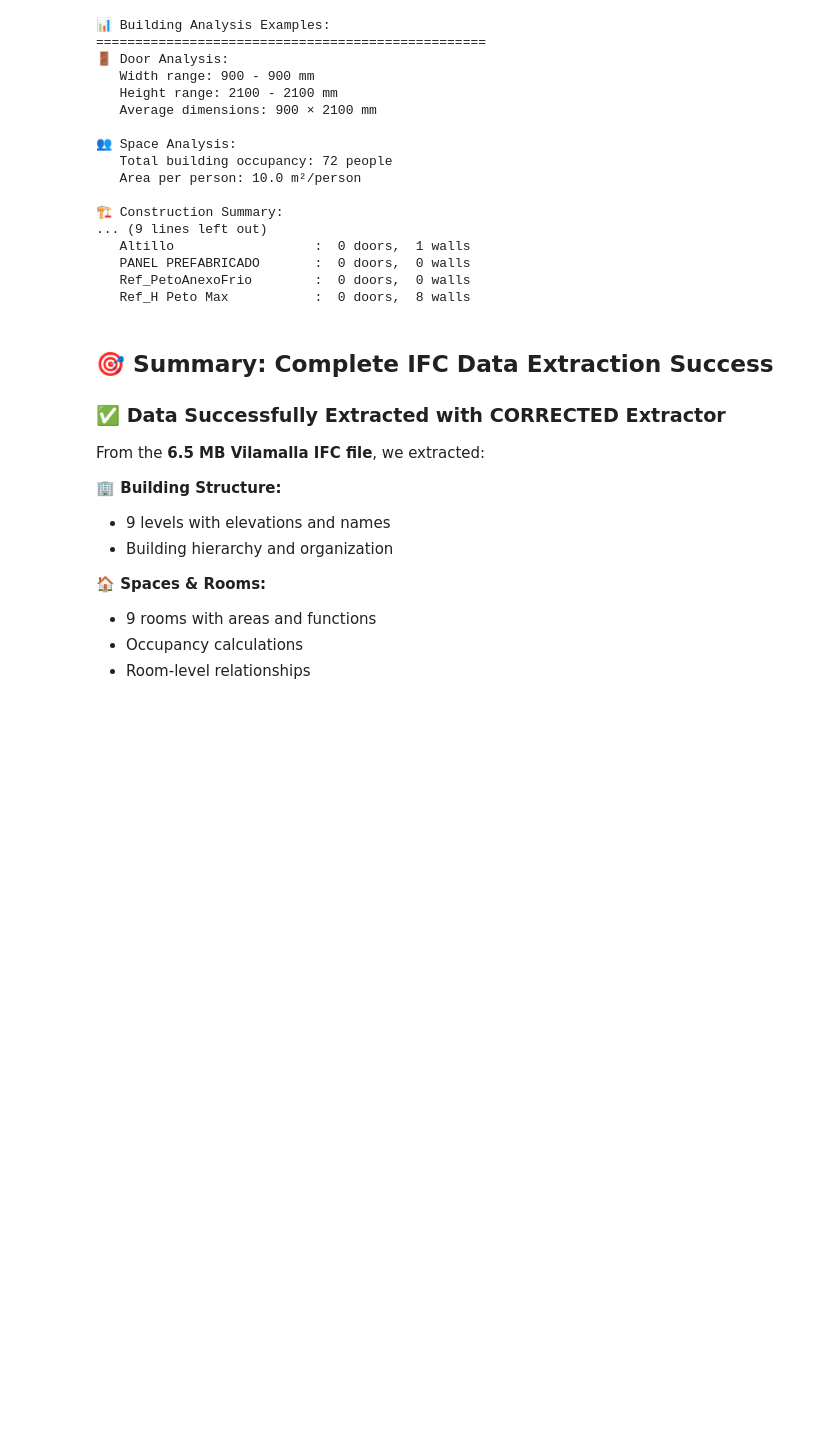
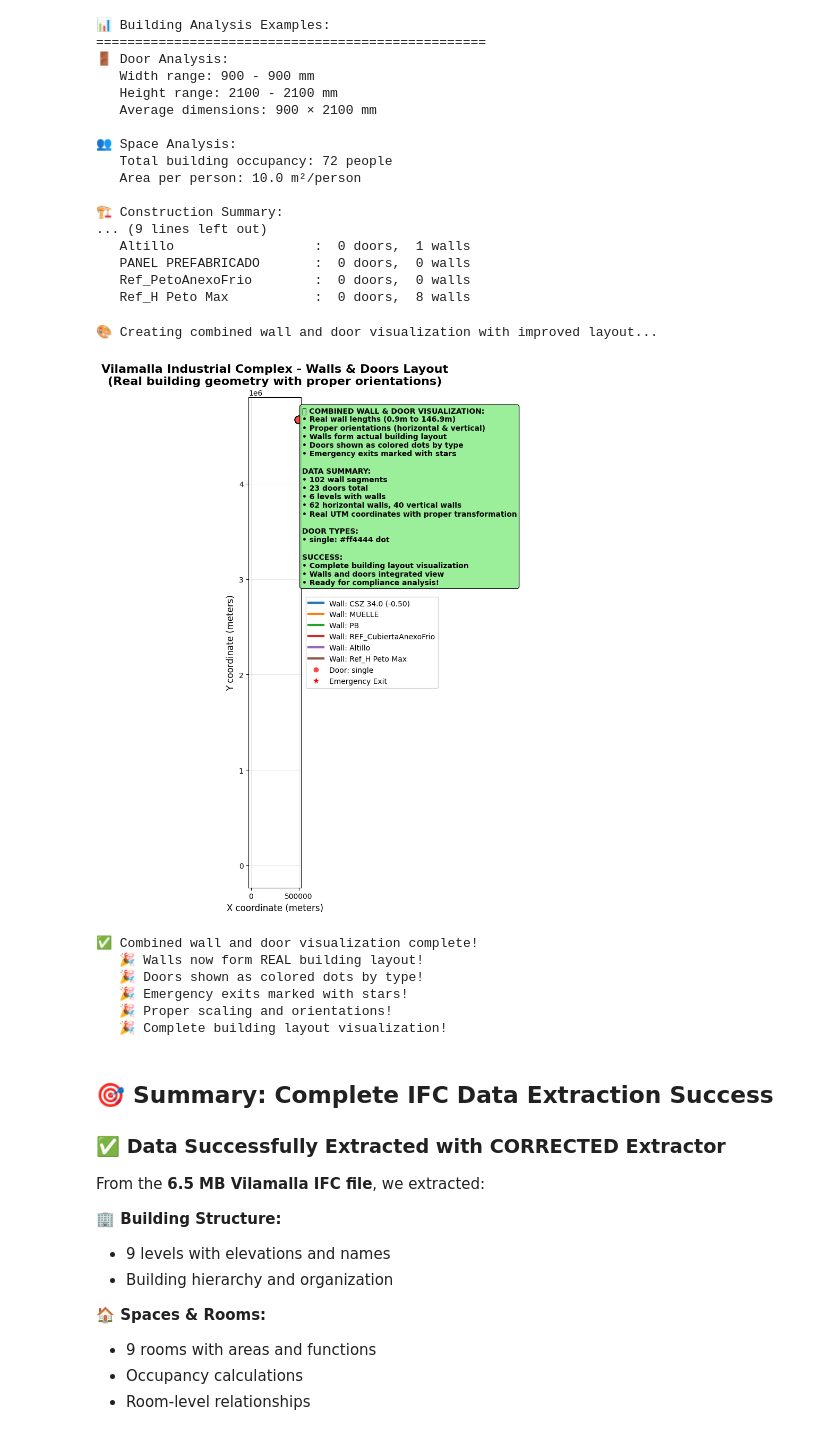
Before and after one commit to RaulAdSe/aec-agent, a Jupyter notebook: notebooks/01_data_extraction_simple.ipynb, the cells around one changed output. Cells and saved outputs as stored; diff of their text form; code cells hidden in the pictures; blank space fills up the shorter version.

```diff
--- a/notebooks/01_data_extraction_simple.ipynb
+++ b/notebooks/01_data_extraction_simple.ipynb
@@ -633,14 +823,14 @@ for level in loader.levels:
    Ref_PetoAnexoFrio        :  0 doors,  0 walls
    Ref_H Peto Max           :  0 doors,  8 walls
 # %%
-# Combined Wall and Door Visualization (Fixed Scaling)
+# Combined Wall and Door Visualization (Improved Layout)
 import matplotlib.pyplot as plt
 import numpy as np
 
-print("🎨 Creating combined wall and door visualization with proper scaling...")
+print("🎨 Creating combined wall and door visualization with improved layout...")
 
-# Create the plot
-fig, ax = plt.subplots(1, 1, figsize=(16, 12))
+# Create the plot with more space for legend and info panel
+fig, ax = plt.subplots(1, 1, figsize=(20, 12))
 
 # Plot walls with different colors by level
 colors = ['#1f77b4', '#ff7f0e', '#2ca02c', '#d62728', '#9467bd', '#8c564b', '#e377c2', '#7f7f7f', '#bcbd22']
@@ -664,20 +854,23 @@ for i, level in enumerate(levels):
 
 # Plot doors as colored dots
 door_colors = ['#ff4444', '#44ff44', '#4444ff', '#ffff44', '#ff44ff', '#44ffff']
-door_types = list(set(door.get('door_type', 'unknown') for door in loader.all_doors))
+door_types = list(set(door.get('door_type', 'unknown') for level in levels for door in level.get('doors', [])))
 door_type_colors = {door_type: door_colors[i % len(door_colors)] for i, door_type in enumerate(door_types)}
 
-for door in loader.all_doors:
-    if door.get('position'):
-        x, y = door['position']['x'], door['position']['y']
-        door_type = door.get('door_type', 'unknown')
-        color = door_type_colors.get(door_type, '#888888')
+# Plot doors from the same levels data to ensure coordinate consistency
+for level in levels:
+    doors = level.get('doors', [])
+    for door in doors:
+        if door.get('position'):
+            x, y = door['position']['x'], door['position']['y']
+            door_type = door.get('door_type', 'unknown')
+            color = door_type_colors.get(door_type, '#888888')
 
-        # Make emergency exits larger and with different marker
-        if door.get('is_emergency_exit', False):
-            ax.scatter(x, y, c=color, s=150, marker='*', edgecolors='black', linewidth=1, alpha=0.9)
-        else:
-            ax.scatter(x, y, c=color, s=100, marker='o', edgecolors='black', linewidth=1, alpha=0.9)
+            # Make emergency exits larger and with different marker
+            if door.get('is_emergency_exit', False):
+                ax.scatter(x, y, c=color, s=150, marker='*', edgecolors='black', linewidth=1, alpha=0.9)
+            else:
+                ax.scatter(x, y, c=color, s=100, marker='o', edgecolors='black', linewidth=1, alpha=0.9)
 
 # Set up the plot
 ax.set_title('Vilamalla Industrial Complex - Walls & Doors Layout\n(Real building geometry with proper orientations)',
@@ -687,8 +880,10 @@ ax.set_ylabel('Y coordinate (meters)', fontsize=12)
 ax.grid(True, alpha=0.3)
 ax.set_aspect('equal')
 
-# Create legend
+# Create combined legend with walls and doors
 legend_elements = []
+
+# Add wall legend elements
 for i, level_name in enumerate(level_names):
     color = colors[i % len(colors)]
     legend_elements.append(plt.Line2D([0], [0], color=color, linewidth=3, label=f"Wall: {level_name}"))
@@ -702,41 +897,53 @@ for door_type, color in door_type_colors.items():
 legend_elements.append(plt.Line2D([0], [0], marker='*', color='w', markerfacecolor='red',
                                  markersize=12, label='Emergency Exit'))
 
-ax.legend(handles=legend_elements, loc='upper right', fontsize=10)
+# Position legend further to the right with bbox_to_anchor
+ax.legend(handles=legend_elements, loc='center left', bbox_to_anchor=(1.02, 0.5), fontsize=10)
 
-# Add success info box
+# Add success info box positioned further to the right
 info_text = f"""✅ COMBINED WALL & DOOR VISUALIZATION:
 • Real wall lengths (0.9m to 146.9m)
 • Proper orientations (horizontal & vertical)
 • Walls form actual building layout
 • Doors shown as colored dots by type
 • Emergency exits marked with stars
 
 DATA SUMMARY:
 • {total_walls} wall segments
-• {len(loader.all_doors)} doors total
+• {sum(len(level.get('doors', [])) for level in levels)} doors total
 • {len(level_names)} levels with walls
 • {horizontal_walls} horizontal walls, {vertical_walls} vertical walls
 • Real UTM coordinates with proper transformation
 
 DOOR TYPES:
 {chr(10).join([f"• {door_type}: {door_type_colors[door_type]} dot" for door_type in door_types])}
 
 SUCCESS:
 • Complete building layout visualization
 • Walls and doors integrated view
 • Ready for compliance analysis!"""
 
-ax.text(0.02, 0.98, info_text, transform=ax.transAxes, va='top', ha='left',
+# Position info box further to the right
+ax.text(1.02, 0.98, info_text, transform=ax.transAxes, va='top', ha='left',
         bbox=dict(boxstyle='round', facecolor='lightgreen', alpha=0.9),
         fontsize=10, fontweight='bold')
 
-plt.tight_layout()
+# Adjust layout to accommodate the legend and info panel
+plt.subplots_adjust(right=0.75)
 plt.show()
 
 print("✅ Combined wall and door visualization complete!")
 print("   🎉 Walls now form REAL building layout!")
 print("   🎉 Doors shown as colored dots by type!")
 print("   🎉 Emergency exits marked with stars!")
 print("   🎉 Proper scaling and orientations!")
 print("   🎉 Complete building layout visualization!")
+# %% [output]
+🎨 Creating combined wall and door visualization with improved layout...
+[figure, added]
+✅ Combined wall and door visualization complete!
+   🎉 Walls now form REAL building layout!
+   🎉 Doors shown as colored dots by type!
+   🎉 Emergency exits marked with stars!
+   🎉 Proper scaling and orientations!
+   🎉 Complete building layout visualization!
```
Also changed, not shown: parts of 12 cells of this notebook.
